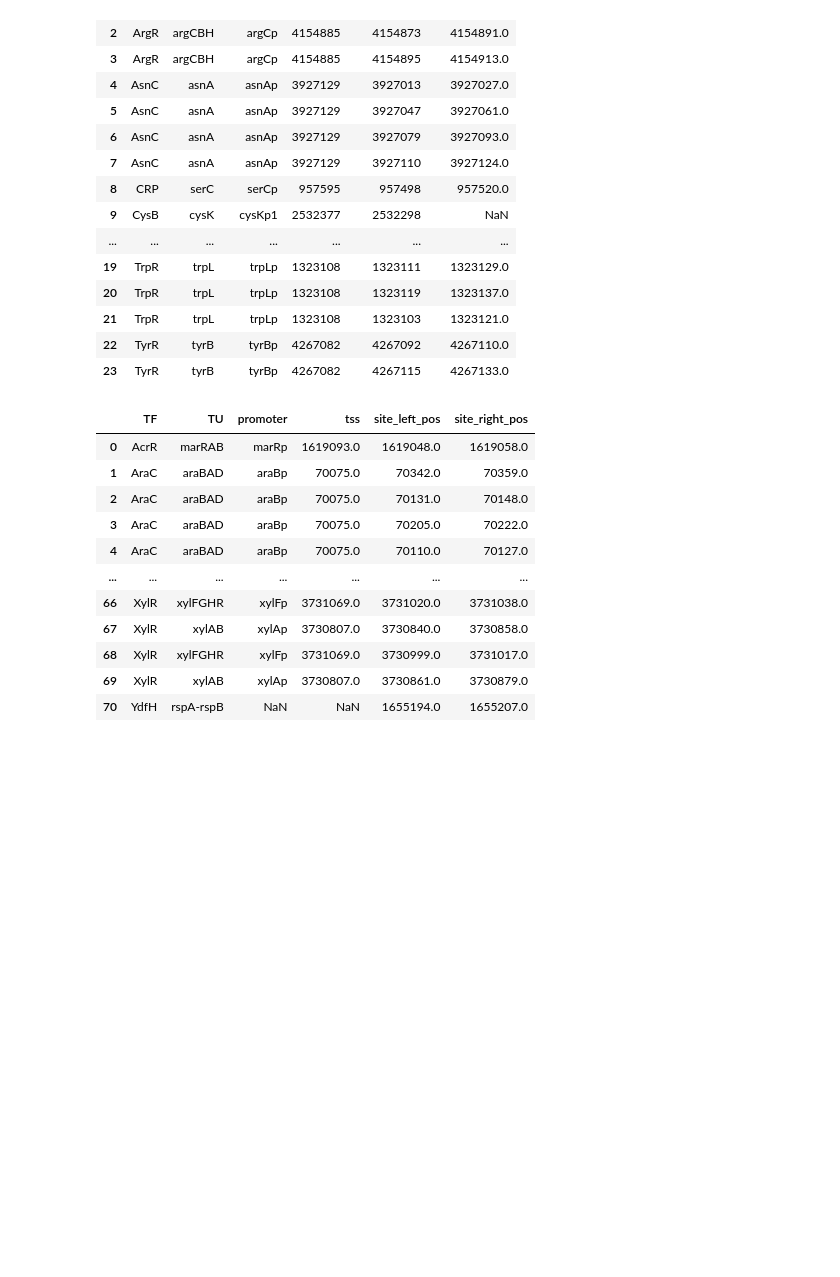
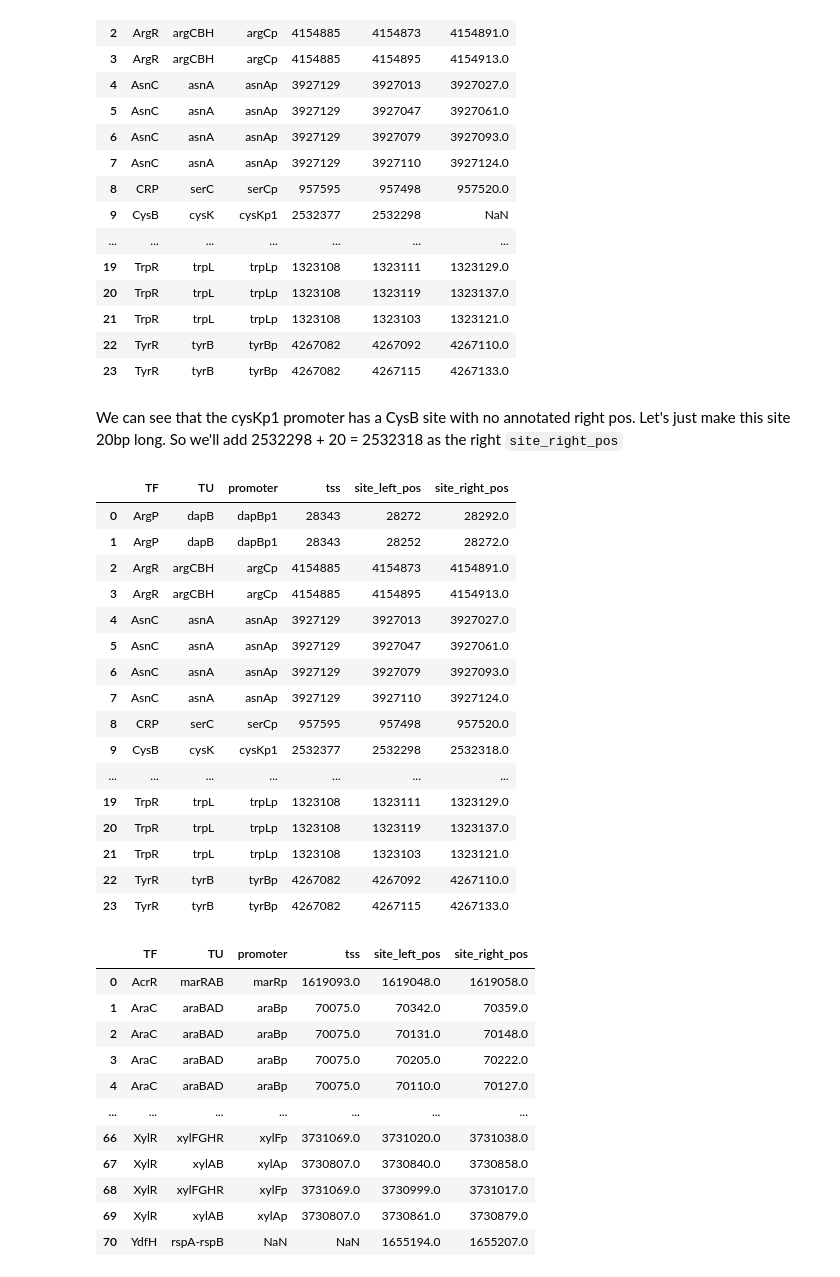
Before and after one commit to RPGroup-PBoC/Reg-Seq2, a Jupyter notebook: code/experimental_design/twist_order/site_scrambles/twist_site_scrambles.ipynb, the cells around one changed output. Drawn from its saved outputs; the diff is of its cells as text; code cells hidden in the pictures; blank space fills up the shorter version.

Commit message:
fix cysKp1 TF binding site issue

```diff
--- a/code/experimental_design/twist_order/site_scrambles/twist_site_scrambles.ipynb
+++ b/code/experimental_design/twist_order/site_scrambles/twist_site_scrambles.ipynb
@@ -85,6 +87,29 @@ df_AA_sites
 | 21 | TrpR | trpL | trpLp | 1323108 | 1323103 | 1323121.0 |
 | 22 | TyrR | tyrB | tyrBp | 4267082 | 4267092 | 4267110.0 |
 | 23 | TyrR | tyrB | tyrBp | 4267082 | 4267115 | 4267133.0 |
+# %% [markdown]
+We can see that the cysKp1 promoter has a CysB site with no annotated right pos. Let's just make this site 20bp long. So we'll add 2532298 + 20 = 2532318 as the right `site_right_pos`
+# %%
+df_AA_sites.at[9,'site_right_pos']=2532318
+df_AA_sites
+# %% [output]
+|  | TF | TU | promoter | tss | site_left_pos | site_right_pos |
+| 0 | ArgP | dapB | dapBp1 | 28343 | 28272 | 28292.0 |
+| 1 | ArgP | dapB | dapBp1 | 28343 | 28252 | 28272.0 |
+| 2 | ArgR | argCBH | argCp | 4154885 | 4154873 | 4154891.0 |
+| 3 | ArgR | argCBH | argCp | 4154885 | 4154895 | 4154913.0 |
+| 4 | AsnC | asnA | asnAp | 3927129 | 3927013 | 3927027.0 |
+| 5 | AsnC | asnA | asnAp | 3927129 | 3927047 | 3927061.0 |
+| 6 | AsnC | asnA | asnAp | 3927129 | 3927079 | 3927093.0 |
+| 7 | AsnC | asnA | asnAp | 3927129 | 3927110 | 3927124.0 |
+| 8 | CRP | serC | serCp | 957595 | 957498 | 957520.0 |
+| 9 | CysB | cysK | cysKp1 | 2532377 | 2532298 | 2532318.0 |
+| ... | ... | ... | ... | ... | ... | ... |
+| 19 | TrpR | trpL | trpLp | 1323108 | 1323111 | 1323129.0 |
+| 20 | TrpR | trpL | trpLp | 1323108 | 1323119 | 1323137.0 |
+| 21 | TrpR | trpL | trpLp | 1323108 | 1323103 | 1323121.0 |
+| 22 | TyrR | tyrB | tyrBp | 4267082 | 4267092 | 4267110.0 |
+| 23 | TyrR | tyrB | tyrBp | 4267082 | 4267115 | 4267133.0 |
 # %%
 regseq_sites = pd.read_csv("regseq_biocyc_TFBS.csv")
 regseq_sites
```
Also changed, not shown: parts of 6 cells of this notebook.
